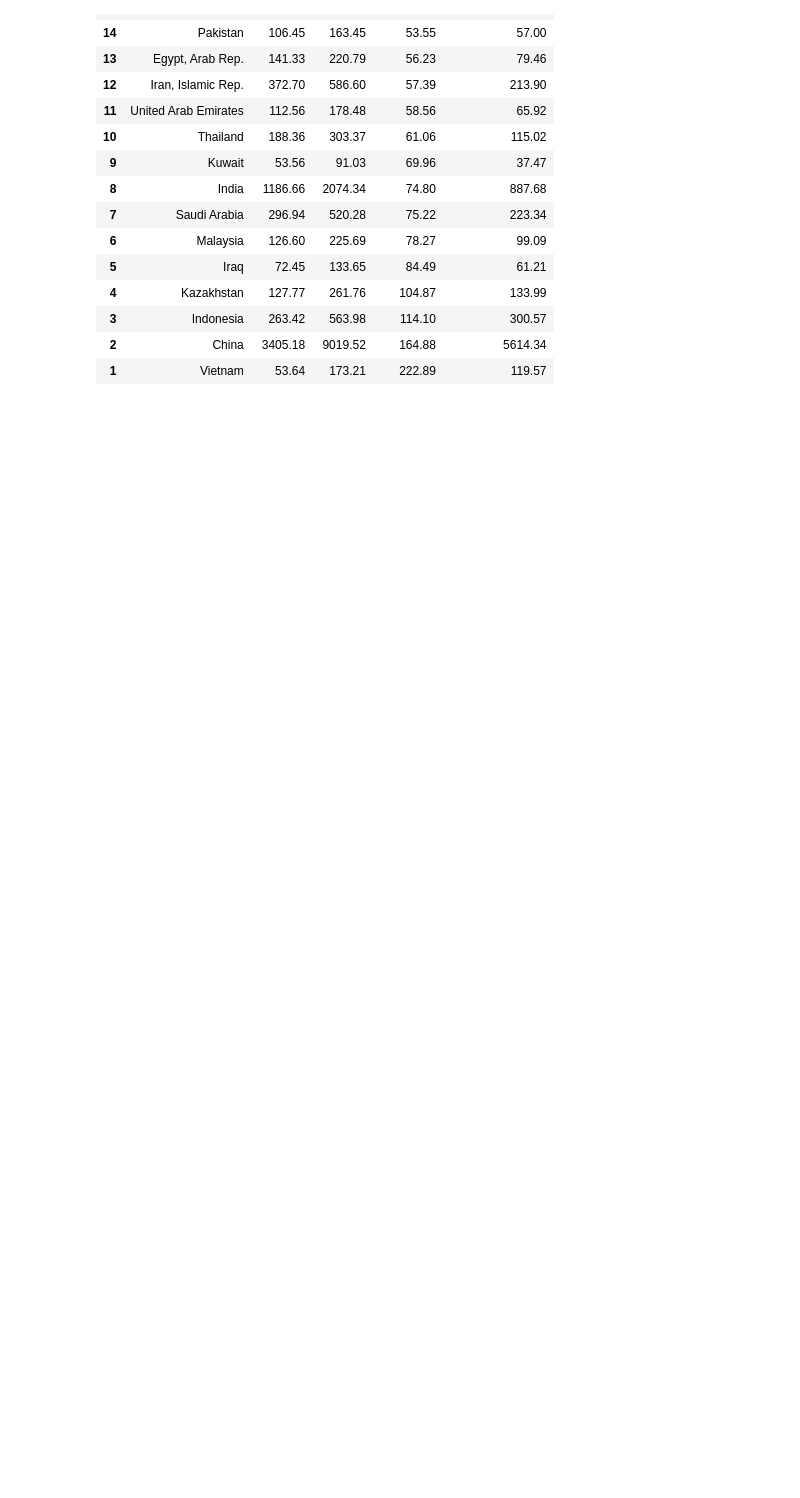
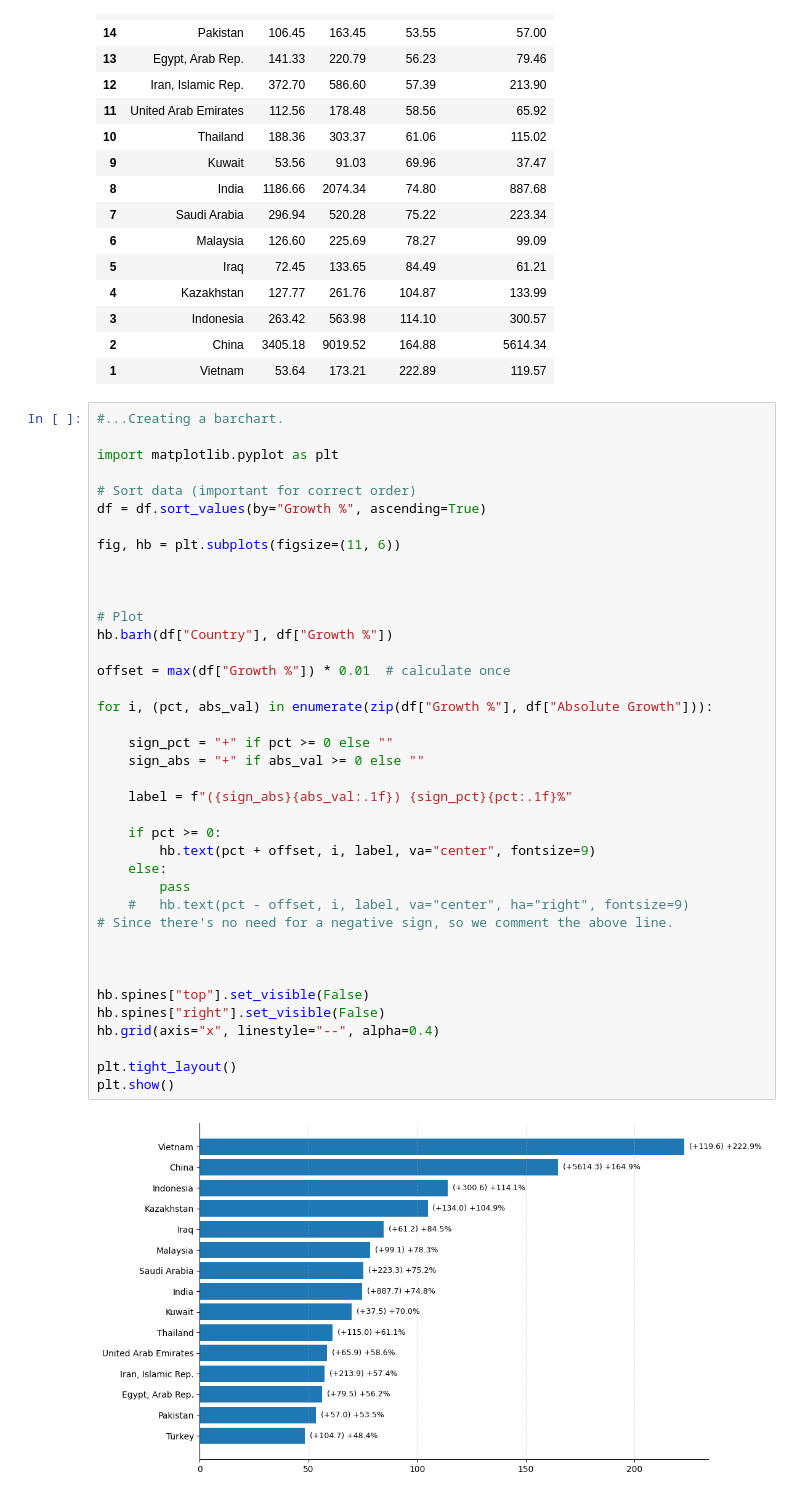
Before and after one commit to sanaullah525/Global-CO2-Emissions-Data-Analysis-Project, a Jupyter notebook: datapr.ipynb, the cells around one changed output. Saved outputs shown, nothing was run; the diff lists cells and outputs as text; blank space fills up the shorter version.

Commit message:
Creating a barchart with data labels.

```diff
--- a/datapr.ipynb
+++ b/datapr.ipynb
@@ -505,3 +505,44 @@ df
 | 3 | Indonesia | 263.42 | 563.98 | 114.10 | 300.57 |
 | 2 | China | 3405.18 | 9019.52 | 164.88 | 5614.34 |
 | 1 | Vietnam | 53.64 | 173.21 | 222.89 | 119.57 |
+# %%
+#...Creating a barchart.
+
+import matplotlib.pyplot as plt
+
+# Sort data (important for correct order)
+df = df.sort_values(by="Growth %", ascending=True)
+
+fig, hb = plt.subplots(figsize=(11, 6))
+
+
+
+# Plot
+hb.barh(df["Country"], df["Growth %"])
+
+offset = max(df["Growth %"]) * 0.01  # calculate once
+
+for i, (pct, abs_val) in enumerate(zip(df["Growth %"], df["Absolute Growth"])):
+
+    sign_pct = "+" if pct >= 0 else ""
+    sign_abs = "+" if abs_val >= 0 else ""
+
+    label = f"({sign_abs}{abs_val:.1f}) {sign_pct}{pct:.1f}%"
+
+    if pct >= 0:
+        hb.text(pct + offset, i, label, va="center", fontsize=9)
+    else:
+        pass
+    #   hb.text(pct - offset, i, label, va="center", ha="right", fontsize=9)
+# Since there's no need for a negative sign, so we comment the above line.
+
+
+
+hb.spines["top"].set_visible(False)
+hb.spines["right"].set_visible(False)
+hb.grid(axis="x", linestyle="--", alpha=0.4)
+
+plt.tight_layout()
+plt.show()
+# %% [output]
+[figure, added]
```
